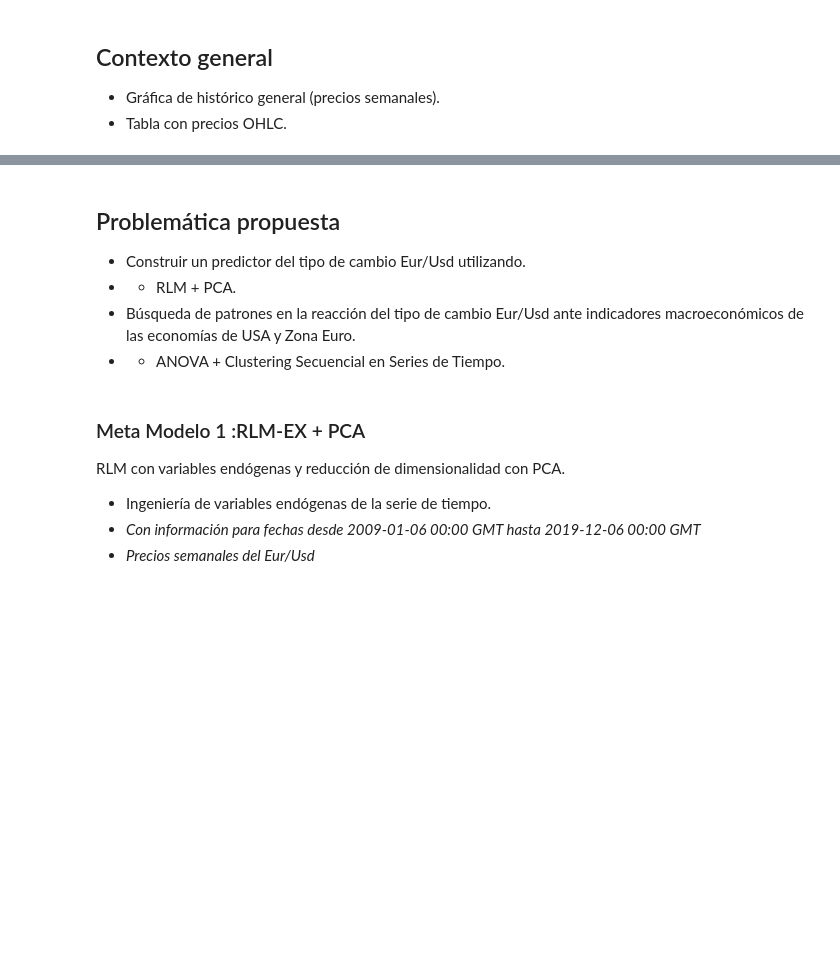
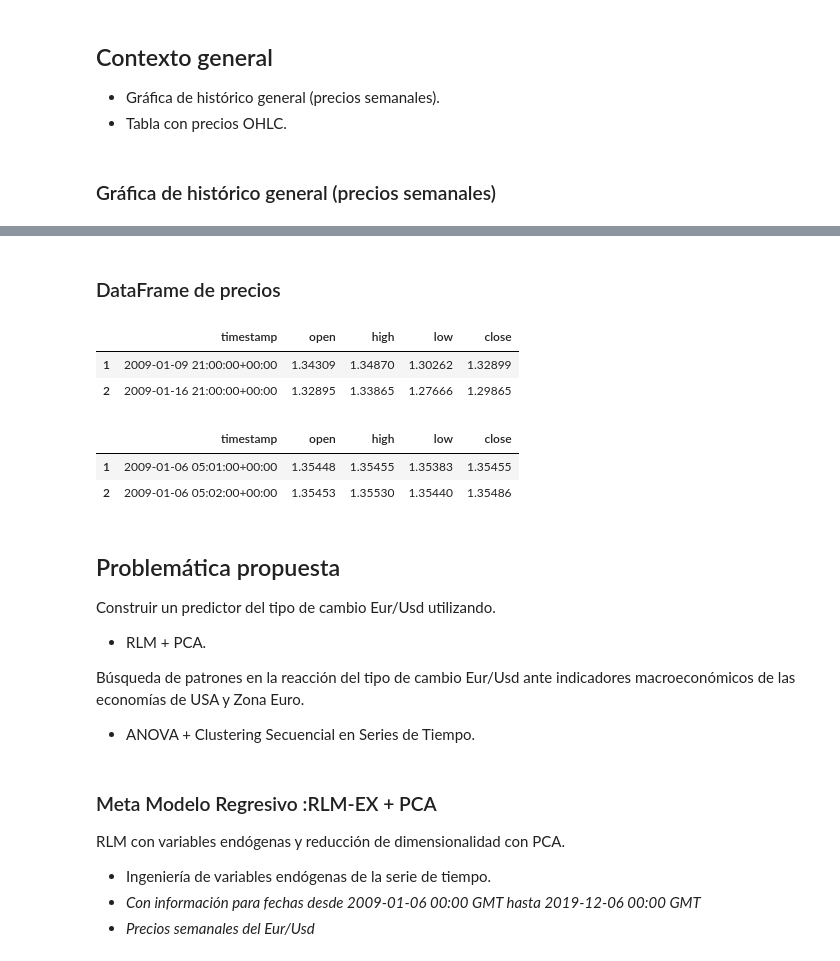
Before and after one commit to IFFranciscoME/aem_proyecto, a Jupyter notebook: aem_proyecto_slides.ipynb, the cells around one changed output, grey strips where cells are left out. Saved outputs shown, nothing was run; the diff lists cells and outputs as text; code cells hidden in the pictures; blank space fills up the shorter version.

```diff
--- a/aem_proyecto_slides.ipynb
+++ b/aem_proyecto_slides.ipynb
@@ -85,5 +82,7 @@ Información de comunicación histórica de indicadores macroeconómicos para la
 
 - Gráfica de histórico general (precios semanales).
 - Tabla con precios OHLC.
+# %% [markdown]
+### Gráfica de histórico general (precios semanales)
 # %%
 plotly.offline.init_notebook_mode(connected=True)
@@ -91,17 +90,32 @@ py.iplot(slides_grafica1)
 # %% [output]
 [interactive output not drawn]
+# %% [markdown]
+### DataFrame de precios
 # %%
-### Tabla con precios OHLC.
+### Tabla con precios OHLC SEMANALES
+slides_df1
+# %% [output]
+|  | timestamp | open | high | low | close |
+| 1 | 2009-01-09 21:00:00+00:00 | 1.34309 | 1.34870 | 1.30262 | 1.32899 |
+| 2 | 2009-01-16 21:00:00+00:00 | 1.32895 | 1.33865 | 1.27666 | 1.29865 |
+# %%
+### Tabla con precios OHLC POR MINUTO
+slides_df2
+# %% [output]
+|  | timestamp | open | high | low | close |
+| 1 | 2009-01-06 05:01:00+00:00 | 1.35448 | 1.35455 | 1.35383 | 1.35455 |
+| 2 | 2009-01-06 05:02:00+00:00 | 1.35453 | 1.35530 | 1.35440 | 1.35486 |
 # %% [markdown]
 ## Problemática propuesta
 
 
-- Construir un predictor del tipo de cambio Eur/Usd utilizando.
-- - RLM + PCA.
-- Búsqueda de patrones en la reacción del tipo de cambio Eur/Usd ante indicadores macroeconómicos de las economías de USA y Zona Euro.
-- - ANOVA + Clustering Secuencial en Series de Tiempo.
+Construir un predictor del tipo de cambio Eur/Usd utilizando.
+- RLM + PCA.
+
+Búsqueda de patrones en la reacción del tipo de cambio Eur/Usd ante indicadores macroeconómicos de las economías de USA y Zona Euro.
+- ANOVA + Clustering Secuencial en Series de Tiempo.
 # %% [markdown]
-### Meta Modelo 1 :RLM-EX + PCA
+### Meta Modelo Regresivo :RLM-EX + PCA
 
 RLM con variables endógenas y reducción de dimensionalidad con PCA.
 - Ingeniería de variables endógenas de la serie de tiempo.
```
Also changed, not shown: parts of 12 cells of this notebook, 4 other files.
